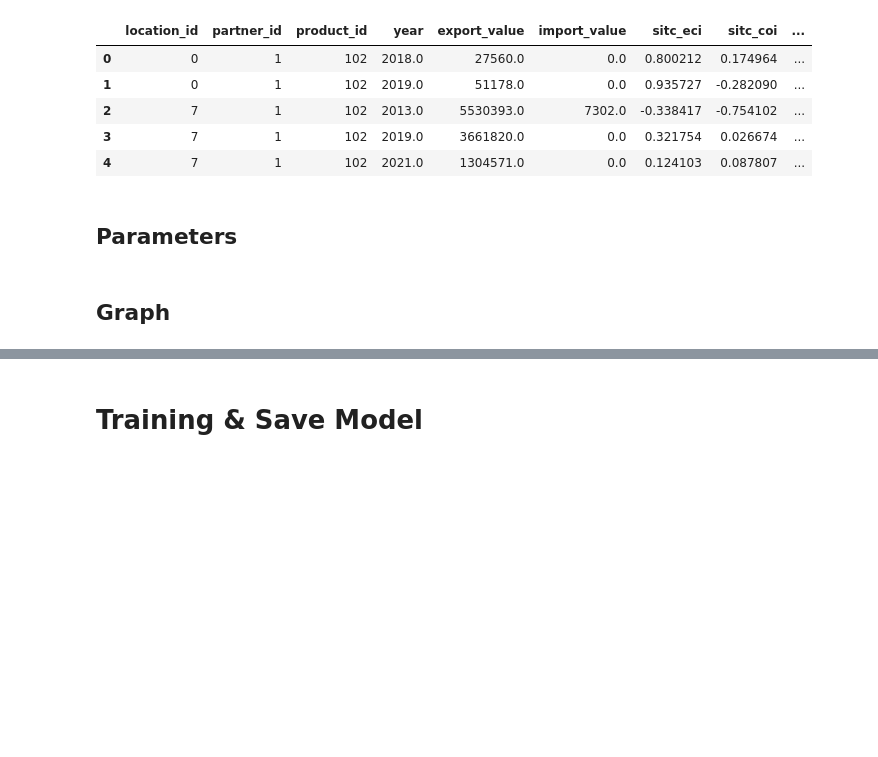
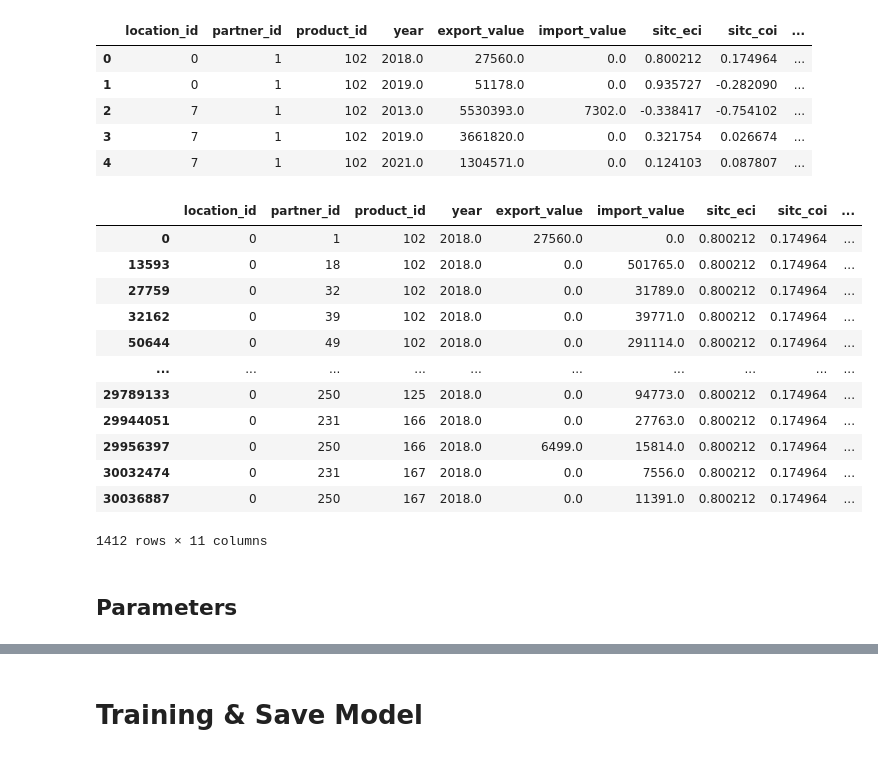
Before and after one commit to damianozanardini/albertoTomas-stgcn-international-trade, a Jupyter notebook: STGCN_pytorch.ipynb, the cells around one changed output, grey strips where cells are left out. Cells and saved outputs as stored; diff of their text form; code cells hidden in the pictures; blank space fills up the shorter version.

```diff
--- a/STGCN_pytorch.ipynb
+++ b/STGCN_pytorch.ipynb
@@ -346,9 +350,7 @@ def generate_id():
     return id_str
 # %%
-# Paths de las matrices de datos y de adyacencia, y modelo si ya tenemos entrenado
-# Tanto desde DRIVE o LOCAL
+# File paths for data
 
-drive = False
 if (drive):
     matrix_path = '/content/drive/My Drive/TFM/data/countries_W.csv'
     data_path = '/content/drive/My Drive/TFM/data/countries_V.csv'
@@ -357,8 +359,8 @@ else:
     main_dir = os.getcwd()
     data_dir = os.path.join(main_dir, "data")
 
-    matrix_path = os.path.join(data_dir, 'countries_W.csv')
-    data_path = os.path.join(data_dir, 'countries_V.csv')
+    matrix_path = os.path.join(data_dir, 'matrix/countries_W.csv')
+    data_path = os.path.join(data_dir, 'matrix/countries_V.csv')
     save_path = os.path.join(main_dir, "models", f'model-{generate_id()[:10]}.pth')
 # %% [markdown]
 #### Initial Data Presentation
@@ -386,6 +411,9 @@ stata_file_path = os.path.join(data_dir, 'country_partner_sitcproduct2digit_year
+# %%
+# This data can be dowloaded from https://dataverse.harvard.edu/dataset.xhtml?persistentId=doi:10.7910/DVN/H8SFD2
+stata_file_path = os.path.join(data_dir, 'SITC/country_partner_sitcproduct2digit_year.dta')
 # %%
-df = pd.read_stata(stata_file_path).head()
-df
+df = pd.read_stata(stata_file_path)
+df.head()
 # %% [output]
 |  | location_id | partner_id | product_id | year | export_value | import_value | sitc_eci | sitc_coi | ... |
 | 0 | 0 | 1 | 102 | 2018.0 | 27560.0 | 0.0 | 0.800212 | 0.174964 | ... |
@@ -393,5 +421,22 @@ df
 | 2 | 7 | 1 | 102 | 2013.0 | 5530393.0 | 7302.0 | -0.338417 | -0.754102 | ... |
 | 3 | 7 | 1 | 102 | 2019.0 | 3661820.0 | 0.0 | 0.321754 | 0.026674 | ... |
 | 4 | 7 | 1 | 102 | 2021.0 | 1304571.0 | 0.0 | 0.124103 | 0.087807 | ... |
+# %%
+# Debug only
+df[df.location_id==0][df.year==2018]
+# %% [output]
+|  | location_id | partner_id | product_id | year | export_value | import_value | sitc_eci | sitc_coi | ... |
+| 0 | 0 | 1 | 102 | 2018.0 | 27560.0 | 0.0 | 0.800212 | 0.174964 | ... |
+| 13593 | 0 | 18 | 102 | 2018.0 | 0.0 | 501765.0 | 0.800212 | 0.174964 | ... |
+| 27759 | 0 | 32 | 102 | 2018.0 | 0.0 | 31789.0 | 0.800212 | 0.174964 | ... |
+| 32162 | 0 | 39 | 102 | 2018.0 | 0.0 | 39771.0 | 0.800212 | 0.174964 | ... |
+| 50644 | 0 | 49 | 102 | 2018.0 | 0.0 | 291114.0 | 0.800212 | 0.174964 | ... |
+| ... | ... | ... | ... | ... | ... | ... | ... | ... | ... |
+| 29789133 | 0 | 250 | 125 | 2018.0 | 0.0 | 94773.0 | 0.800212 | 0.174964 | ... |
+| 29944051 | 0 | 231 | 166 | 2018.0 | 0.0 | 27763.0 | 0.800212 | 0.174964 | ... |
+| 29956397 | 0 | 250 | 166 | 2018.0 | 6499.0 | 15814.0 | 0.800212 | 0.174964 | ... |
+| 30032474 | 0 | 231 | 167 | 2018.0 | 0.0 | 7556.0 | 0.800212 | 0.174964 | ... |
+| 30036887 | 0 | 250 | 167 | 2018.0 | 0.0 | 11391.0 | 0.800212 | 0.174964 | ... |
+1412 rows × 11 columns
 # %% [markdown]
 ## Parameters
@@ -417,5 +460,3 @@ drop_prob = 0  # Probabilidad de dropout, que se utiliza para regularizar el mod
 batch_size = 128
 epochs = 50
 lr = 1e-2
-# %% [markdown]
-## Graph
```
Also changed, not shown: parts of 56 cells of this notebook.
